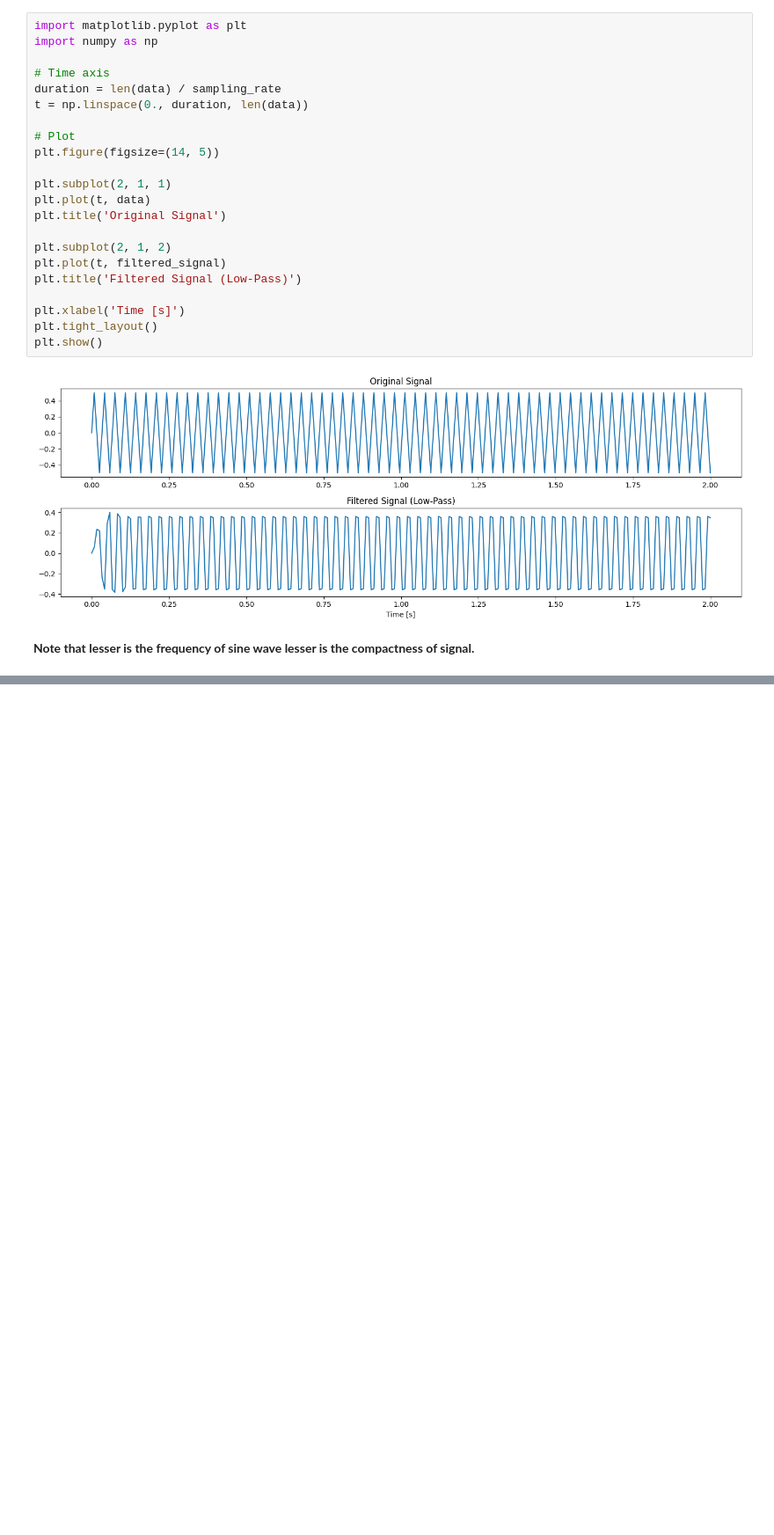
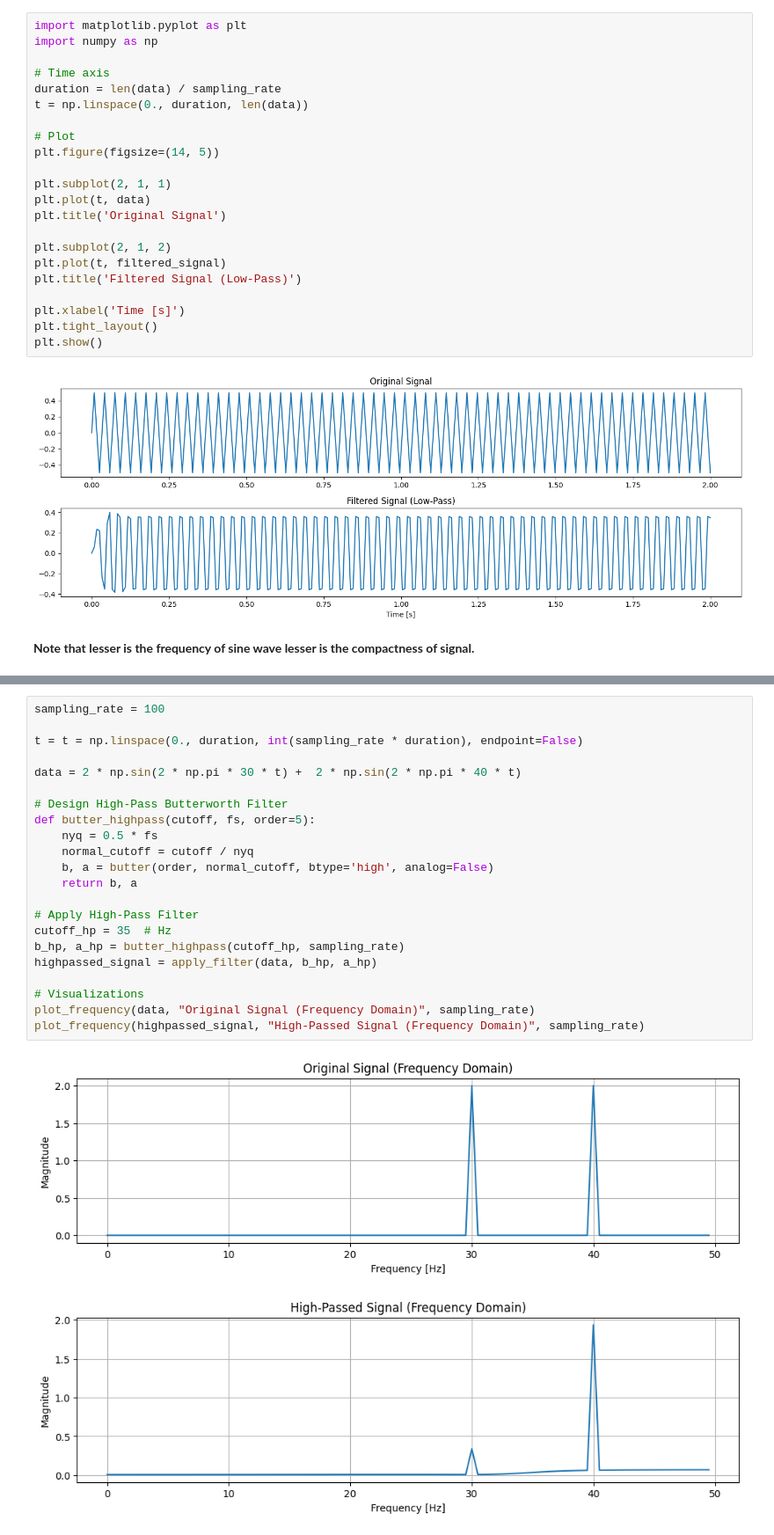
Before and after one commit to sbhusal123/audio-signal-processing, a Jupyter notebook: Audio Filtering Basics.ipynb, the cells around one changed output, grey strips where cells are left out. Shown at 88% size. Cells and saved outputs as stored; diff of their text form; blank space fills up the shorter version.

```diff
--- a/Audio Filtering Basics.ipynb
+++ b/Audio Filtering Basics.ipynb
@@ -161,0 +254,25 @@ plt.show()
+# %%
+sampling_rate = 100
+
+t = t = np.linspace(0., duration, int(sampling_rate * duration), endpoint=False)
+
+data = 2 * np.sin(2 * np.pi * 30 * t) +  2 * np.sin(2 * np.pi * 40 * t)
+
+# Design High-Pass Butterworth Filter
+def butter_highpass(cutoff, fs, order=5):
+    nyq = 0.5 * fs
+    normal_cutoff = cutoff / nyq
+    b, a = butter(order, normal_cutoff, btype='high', analog=False)
+    return b, a
+
+# Apply High-Pass Filter
+cutoff_hp = 35  # Hz
+b_hp, a_hp = butter_highpass(cutoff_hp, sampling_rate)
+highpassed_signal = apply_filter(data, b_hp, a_hp)
+
+# Visualizations
+plot_frequency(data, "Original Signal (Frequency Domain)", sampling_rate)
+plot_frequency(highpassed_signal, "High-Passed Signal (Frequency Domain)", sampling_rate)
+# %% [output]
+[figure, added]
+[figure, added]
```
Also changed, not shown: parts of 14 cells of this notebook.
